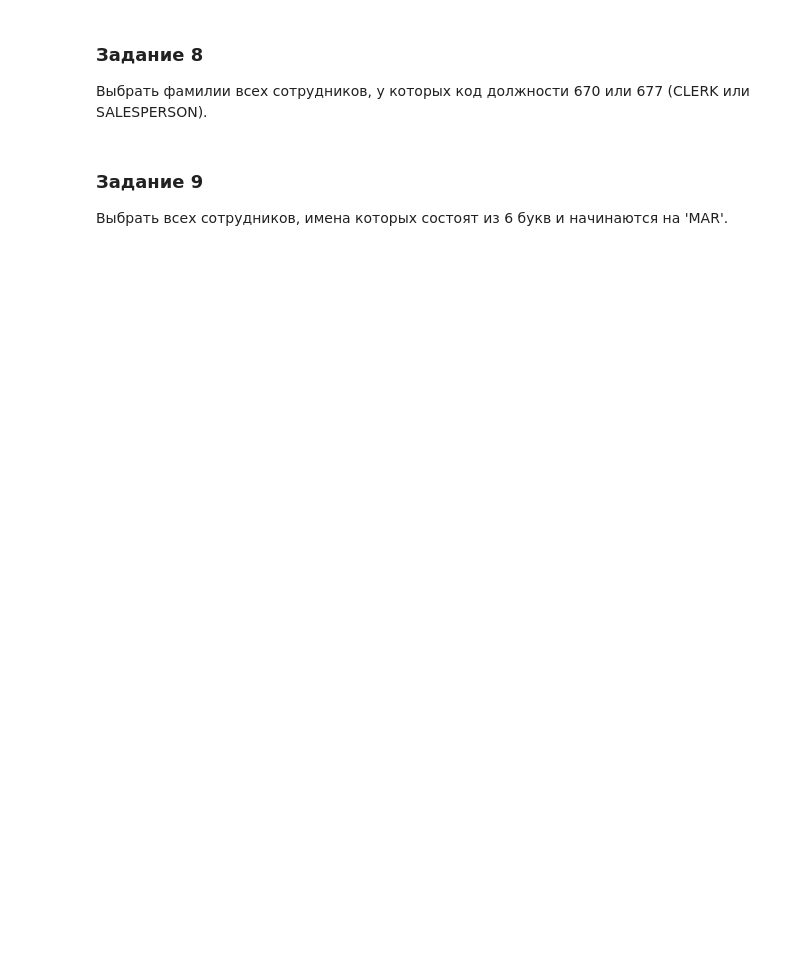
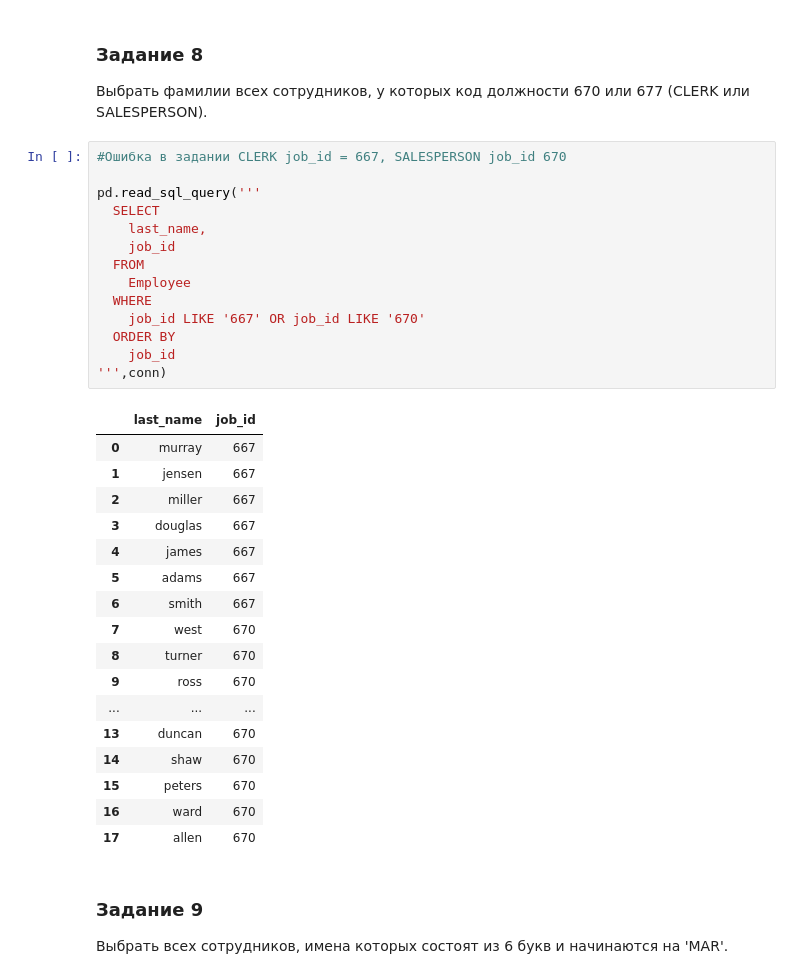
Before and after one commit to theysee/sberbank_reboot, a Jupyter notebook: Поток_3_Практика_к_занятию_4.ipynb, the cells around one changed output. Saved outputs shown, nothing was run; the diff lists cells and outputs as text; blank space fills up the shorter version.

```diff
--- a/Поток_3_Практика_к_занятию_4.ipynb
+++ b/Поток_3_Практика_к_занятию_4.ipynb
@@ -161,6 +192,38 @@ pd.read_sql_query("""
 # %% [markdown]
 ### Задание 8
 Выбрать фамилии всех сотрудников, у которых код должности 670 или 677 (CLERK или SALESPERSON).
+# %%
+#Ошибка в задании CLERK job_id = 667, SALESPERSON job_id 670
+
+pd.read_sql_query('''
+  SELECT
+    last_name,
+    job_id
+  FROM
+    Employee
+  WHERE
+    job_id LIKE '667' OR job_id LIKE '670'
+  ORDER BY
+    job_id
+''',conn)
+# %% [output]
+|  | last_name | job_id |
+| 0 | murray | 667 |
+| 1 | jensen | 667 |
+| 2 | miller | 667 |
+| 3 | douglas | 667 |
+| 4 | james | 667 |
+| 5 | adams | 667 |
+| 6 | smith | 667 |
+| 7 | west | 670 |
+| 8 | turner | 670 |
+| 9 | ross | 670 |
+| ... | ... | ... |
+| 13 | duncan | 670 |
+| 14 | shaw | 670 |
+| 15 | peters | 670 |
+| 16 | ward | 670 |
+| 17 | allen | 670 |
 # %% [markdown]
 ### Задание 9
 Выбрать всех сотрудников, имена которых состоят из 6 букв и начинаются на 'MAR'.
```
Also changed, not shown: parts of 17 cells of this notebook.
